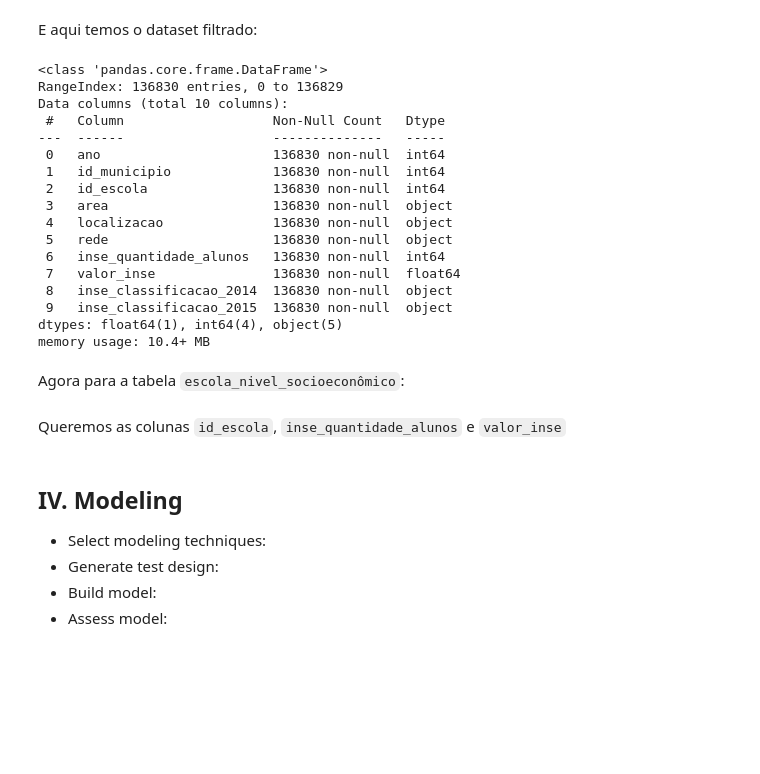
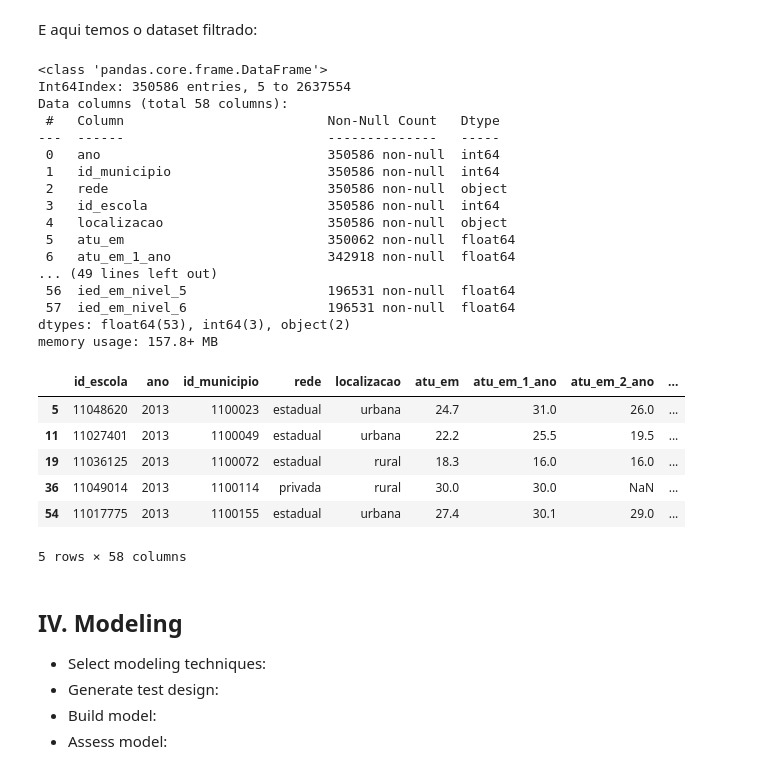
Before and after one commit to maisafraiz/projeto-amd, a Jupyter notebook: project.ipynb, the cells around one changed output. Cells and saved outputs as stored; diff of their text form; code cells hidden in the pictures; blank space fills up the shorter version.

```diff
--- a/project.ipynb
+++ b/project.ipynb
@@ -197,7 +204,7 @@ memory usage: 4.1+ GB
 A ideia é apenas trabalhar com os dados do ensino médio,portanto filtrando as colunas, temos:
 # %%
 # seleciona as colunas relacionadas ao EM:
-em_cols = ['ano', 'id_municipio', 'rede', 'id_escola', 'localizacao']
+em_cols = ['id_escola', 'ano', 'id_municipio', 'rede', 'localizacao']
 for col in df_escola.columns:
     # se a coluna tem a string "em" seleciona ela
     if "em" in col:
@@ -214,26 +221,32 @@ E aqui temos o dataset filtrado:
 df_escola_em.info(show_counts=True)
 # %% [output]
 <class 'pandas.core.frame.DataFrame'>
-RangeIndex: 136830 entries, 0 to 136829
-Data columns (total 10 columns):
- #   Column                   Non-Null Count   Dtype
----  ------                   --------------   -----
- 0   ano                      136830 non-null  int64
- 1   id_municipio             136830 non-null  int64
- 2   id_escola                136830 non-null  int64
- 3   area                     136830 non-null  object
- 4   localizacao              136830 non-null  object
- 5   rede                     136830 non-null  object
- 6   inse_quantidade_alunos   136830 non-null  int64
- 7   valor_inse               136830 non-null  float64
- 8   inse_classificacao_2014  136830 non-null  object
- 9   inse_classificacao_2015  136830 non-null  object
-dtypes: float64(1), int64(4), object(5)
-memory usage: 10.4+ MB
+Int64Index: 350586 entries, 5 to 2637554
+Data columns (total 58 columns):
+ #   Column                          Non-Null Count   Dtype
+---  ------                          --------------   -----
+ 0   ano                             350586 non-null  int64
+ 1   id_municipio                    350586 non-null  int64
+ 2   rede                            350586 non-null  object
+ 3   id_escola                       350586 non-null  int64
+ 4   localizacao                     350586 non-null  object
+ 5   atu_em                          350062 non-null  float64
+ 6   atu_em_1_ano                    342918 non-null  float64
+... (49 lines left out)
+ 56  ied_em_nivel_5                  196531 non-null  float64
+ 57  ied_em_nivel_6                  196531 non-null  float64
+dtypes: float64(53), int64(3), object(2)
+memory usage: 157.8+ MB
-# %% [markdown]
-Agora para a tabela `escola_nivel_socioeconômico`:
-# %% [markdown]
-Queremos as colunas `id_escola`, `inse_quantidade_alunos` e `valor_inse`
+# %%
+df_escola_em.head()
+# %% [output]
+|  | id_escola | ano | id_municipio | rede | localizacao | atu_em | atu_em_1_ano | atu_em_2_ano | ... |
+| 5 | 11048620 | 2013 | 1100023 | estadual | urbana | 24.7 | 31.0 | 26.0 | ... |
+| 11 | 11027401 | 2013 | 1100049 | estadual | urbana | 22.2 | 25.5 | 19.5 | ... |
+| 19 | 11036125 | 2013 | 1100072 | estadual | rural | 18.3 | 16.0 | 16.0 | ... |
+| 36 | 11049014 | 2013 | 1100114 | privada | rural | 30.0 | 30.0 | NaN | ... |
+| 54 | 11017775 | 2013 | 1100155 | estadual | urbana | 27.4 | 30.1 | 29.0 | ... |
+5 rows × 58 columns
 # %% [markdown]
 ## IV. Modeling
 
```
Also changed, not shown: parts of 3 cells of this notebook.
